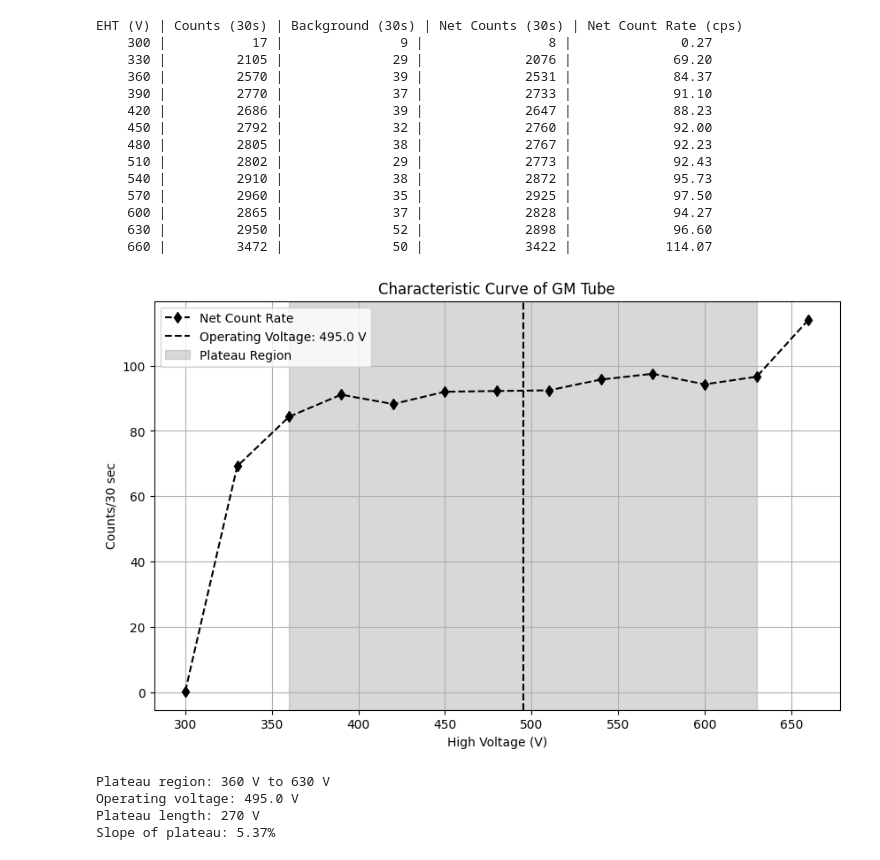
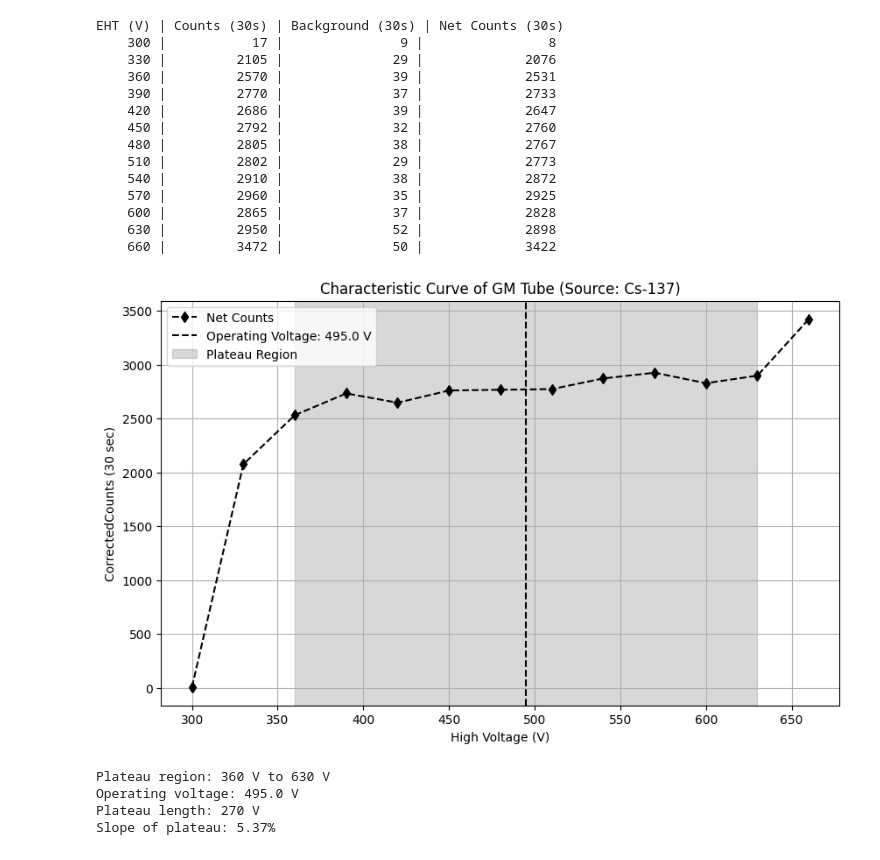
Before and after one commit to Anuj-Arya1/Nuclear-and-Solid-State-physics-Lab, a Jupyter notebook: Nuclear_Physics_lab/GM1_2.ipynb, the cells around one changed output. Saved outputs shown, nothing was run; the diff lists cells and outputs as text; code cells hidden in the pictures.

```diff
--- a/Nuclear_Physics_lab/GM1_2.ipynb
+++ b/Nuclear_Physics_lab/GM1_2.ipynb
@@ -20,57 +20,53 @@ def linear_fit_plot(x, y):
 # Geiger Müller-1 data analysis
 
 # Characteristic curve of GM tube (determine plateau region and operating voltage)
 EHT = np.array([300,330,360,390,420,450,480,510,540,570,600,630,660])  # High voltage in volts
 Counts = np.array([17,2105,2570,2770,2686,2792,2805,2802,2910,2960,2865,2950,3472])  # in 30 sec
 Background = np.array([9,29,39,37,39,32,38,29,38,35,37,52,50])  # Background count in 30 sec
 Net_Counts = Counts - Background  # in 30 sec
-Net_count_rate = Net_Counts / 30  # in counts per second
 
 V1,V2 = 360, 630  # Plateau region voltage range
 plateau_length = V2 - V1
 V_op = (V1 + V2) / 2  # Operating voltage
 Slope_plateau = ((2898 -2531)/2531)*(100/(630-360))*100  # in percentage
 # Table of values
-print("EHT (V) | Counts (30s) | Background (30s) | Net Counts (30s) | Net Count Rate (cps)")
+print("EHT (V) | Counts (30s) | Background (30s) | Net Counts (30s) ")
 for i in range(len(EHT)):
-    print(f"{EHT[i]:7} | {Counts[i]:12} | {Background[i]:15} | {Net_Counts[i]:16} | {Net_count_rate[i]:17.2f}")
+    print(f"{EHT[i]:7} | {Counts[i]:12} | {Background[i]:15} | {Net_Counts[i]:16} ")
 
 # Plotting the characteristic curve
 plt.figure(figsize=(10, 6))
-# fit plateau region with linear fit
-# plateau_mask = (EHT >= V1) & (EHT <= V2)
-# linear_fit_plot(EHT[plateau_mask], Net_count_rate[plateau_mask])
-plt.plot(EHT, Net_count_rate, marker='d', linestyle='--', color='black', label='Net Count Rate')
+plt.plot(EHT, Net_Counts, marker='d', linestyle='--', color='black', label='Net Counts')
 plt.axvline(V_op, color='black', linestyle='--', label=f'Operating Voltage: {V_op:.1f} V')
-plt.title('Characteristic Curve of GM Tube')
+plt.title('Characteristic Curve of GM Tube (Source: Cs-137)')
 plt.xlabel('High Voltage (V)')
-plt.ylabel('Counts/30 sec')
+plt.ylabel('CorrectedCounts (30 sec)')
 plt.axvspan(V1, V2, alpha=0.3, color='grey', label='Plateau Region')
 plt.grid()
 plt.legend()
 plt.show()
 
 # Summary of results
 print(f"Plateau region: {V1} V to {V2} V")
 print(f"Operating voltage: {V_op} V")
 print(f"Plateau length: {plateau_length} V")
 print(f"Slope of plateau: {Slope_plateau:.2f}%")
 # %% [output]
-EHT (V) | Counts (30s) | Background (30s) | Net Counts (30s) | Net Count Rate (cps)
-    300 |           17 |               9 |                8 |              0.27
-    330 |         2105 |              29 |             2076 |             69.20
-    360 |         2570 |              39 |             2531 |             84.37
-    390 |         2770 |              37 |             2733 |             91.10
-    420 |         2686 |              39 |             2647 |             88.23
-    450 |         2792 |              32 |             2760 |             92.00
-    480 |         2805 |              38 |             2767 |             92.23
-    510 |         2802 |              29 |             2773 |             92.43
-    540 |         2910 |              38 |             2872 |             95.73
-    570 |         2960 |              35 |             2925 |             97.50
-    600 |         2865 |              37 |             2828 |             94.27
-    630 |         2950 |              52 |             2898 |             96.60
-    660 |         3472 |              50 |             3422 |            114.07
+EHT (V) | Counts (30s) | Background (30s) | Net Counts (30s)
+    300 |           17 |               9 |                8
+    330 |         2105 |              29 |             2076
+    360 |         2570 |              39 |             2531
+    390 |         2770 |              37 |             2733
+    420 |         2686 |              39 |             2647
+    450 |         2792 |              32 |             2760
+    480 |         2805 |              38 |             2767
+    510 |         2802 |              29 |             2773
+    540 |         2910 |              38 |             2872
+    570 |         2960 |              35 |             2925
+    600 |         2865 |              37 |             2828
+    630 |         2950 |              52 |             2898
+    660 |         3472 |              50 |             3422
-[figure, old version]
+[figure, new version]
 Plateau region: 360 V to 630 V
 Operating voltage: 495.0 V
 Plateau length: 270 V
```
Also changed, not shown: parts of 6 cells of this notebook.
